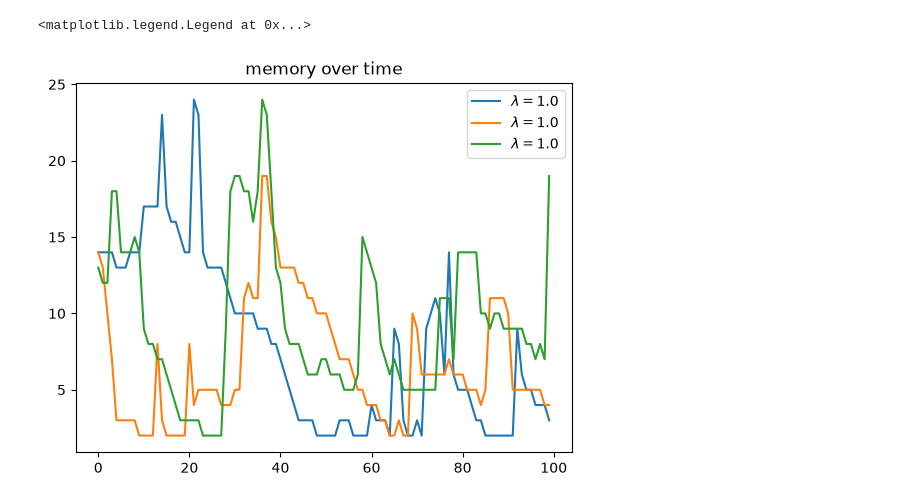
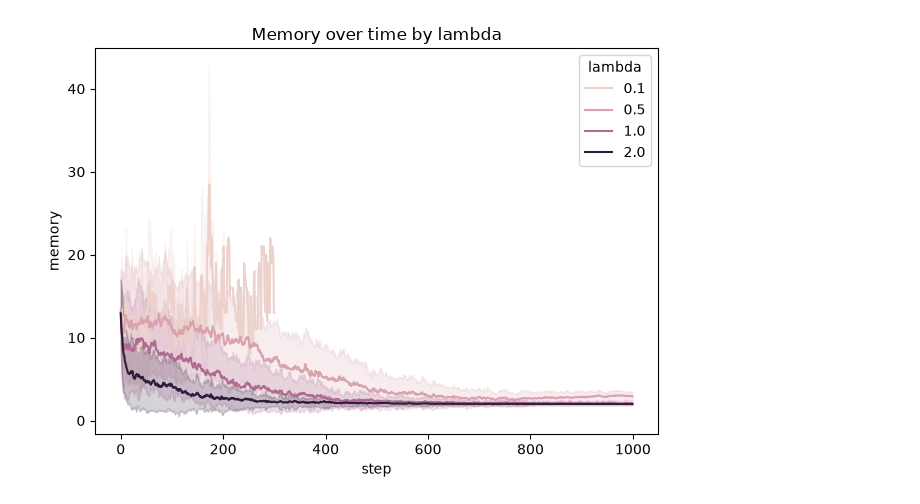
Before and after one commit to joshjkao/erqs, a Jupyter notebook: python/erqs.ipynb, the cells around one changed output. Drawn from its saved outputs; the diff is of its cells as text; code cells hidden in the pictures.

Commit message:
more plotting adjustments

```diff
--- a/python/erqs.ipynb
+++ b/python/erqs.ipynb
@@ -7,8 +7,10 @@ from itertools import cycle
 import math
 import seaborn as sns
 
-data_dir = Path("data/cluster_chain_n4_e-4.0000/")
+# data_dir = Path("data/cluster_chain_n4_e-4.0000/")
+# data_dir = Path("data/rotated_product_n4_e-4.5000/")
+data_dir = Path("data/xx_chain_n4_e-4.4721")
 
 instances = pd.read_csv(data_dir / "instances.csv")
-instances
+instances.head()
 # %% [output]
@@ -103,11 +72,0 @@ plt.show()
-# %%
-for index, row in instances.iterrows():
-    if not Path(row["out_file"]).exists():
-        continue
-
-    this_data = pd.read_csv(row["out_file"])
-
-    plt.plot(this_data.index, this_data["energy"], label=f"$\\lambda={row["lambda"]}$")
-
-plt.title("energy over time")
-# plt.legend()
@@ -117,17 +101,13 @@ Text(0.5, 1.0, 'energy over time')
 # %%
-for index, row in instances.iterrows():
-    if not Path(row["out_file"]).exists():
-        continue
-
-    if not index in keep_indices:
-        continue
-
-    this_data = pd.read_csv(row["out_file"])
-
-    plt.plot(this_data.index, this_data["memory"], label=f"$\\lambda={row["lambda"]}$")
-
-plt.title("memory over time")
-plt.legend()
+ax = sns.lineplot(
+    data=combined,
+    x="step",
+    y="memory",
+    hue="lambda",
+    errorbar="sd",  # or "ci" (default), or None
+)
+ax.set_title("Memory over time by lambda")
+plt.tight_layout()
+plt.show()
 # %% [output]
-<matplotlib.legend.Legend at 0x...>
-[figure, old version]
+[figure, new version]
```
Also changed, not shown: parts of 6 cells of this notebook.
